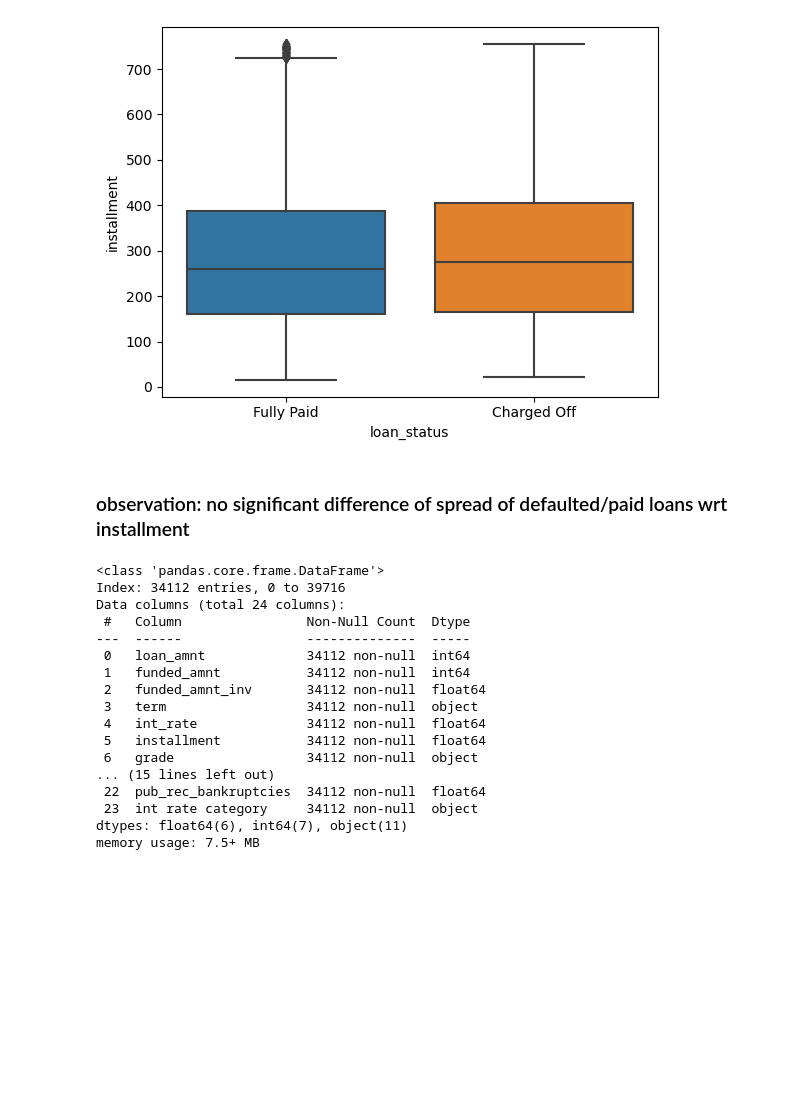
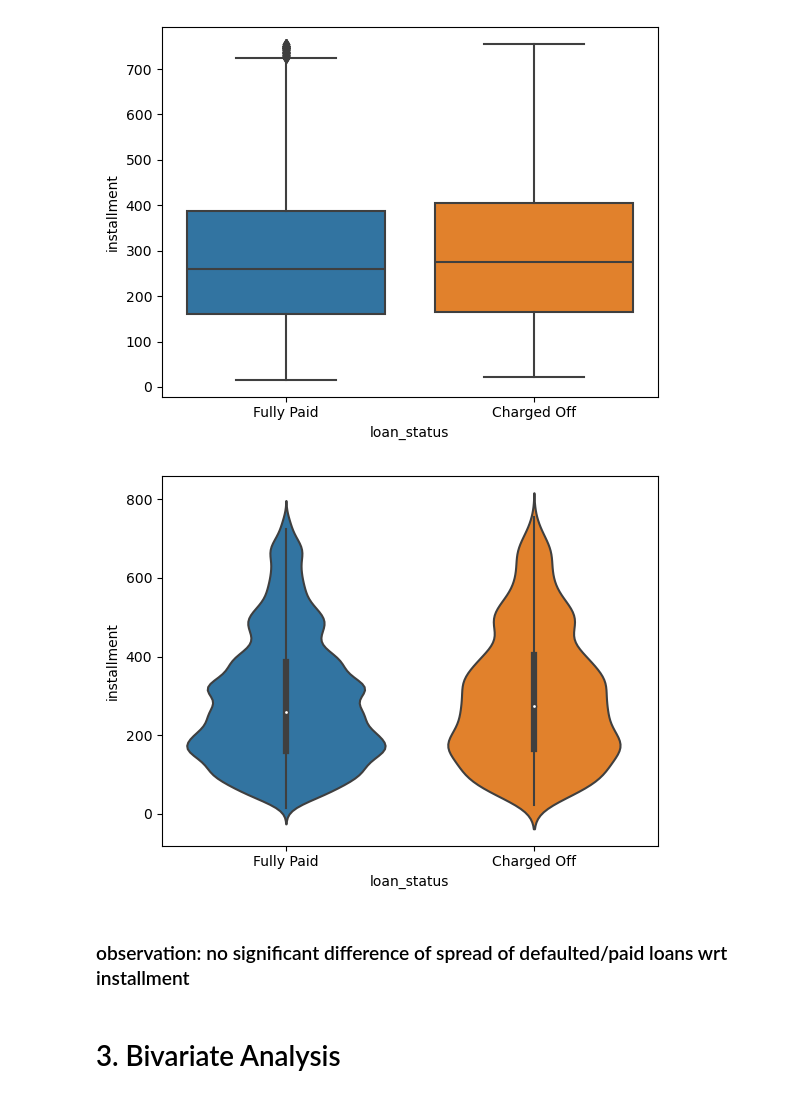
Before and after one commit to sdakshinkar/LendingClubCaseStudy, a Jupyter notebook: Swapnil_Dakshinkar.ipynb, the cells around one changed output. Saved outputs shown, nothing was run; the diff lists cells and outputs as text; code cells hidden in the pictures; blank space fills up the shorter version.

Commit message:
bivariate from my side also done.

```diff
--- a/Swapnil_Dakshinkar.ipynb
+++ b/Swapnil_Dakshinkar.ipynb
@@ -975,24 +987,10 @@ p = sns.boxplot(data=df,x='loan_status',y='installment')
 # %% [output]
 [figure]
+# %%
+p=sns.violinplot(data=df,x='loan_status',y='installment')
+# %% [output]
+[figure, added]
 # %% [markdown]
 ### observation: no significant difference of spread of defaulted/paid loans wrt installment
-# %%
-df.info()
-# %% [output]
-<class 'pandas.core.frame.DataFrame'>
-Index: 34112 entries, 0 to 39716
-Data columns (total 24 columns):
- #   Column                Non-Null Count  Dtype
----  ------                --------------  -----
- 0   loan_amnt             34112 non-null  int64
- 1   funded_amnt           34112 non-null  int64
- 2   funded_amnt_inv       34112 non-null  float64
- 3   term                  34112 non-null  object
- 4   int_rate              34112 non-null  float64
- 5   installment           34112 non-null  float64
- 6   grade                 34112 non-null  object
-... (15 lines left out)
- 22  pub_rec_bankruptcies  34112 non-null  float64
- 23  int rate category     34112 non-null  object
-dtypes: float64(6), int64(7), object(11)
-memory usage: 7.5+ MB
+# %% [markdown]
+# 3. Bivariate Analysis
```
Also changed, not shown: parts of 33 cells of this notebook.
